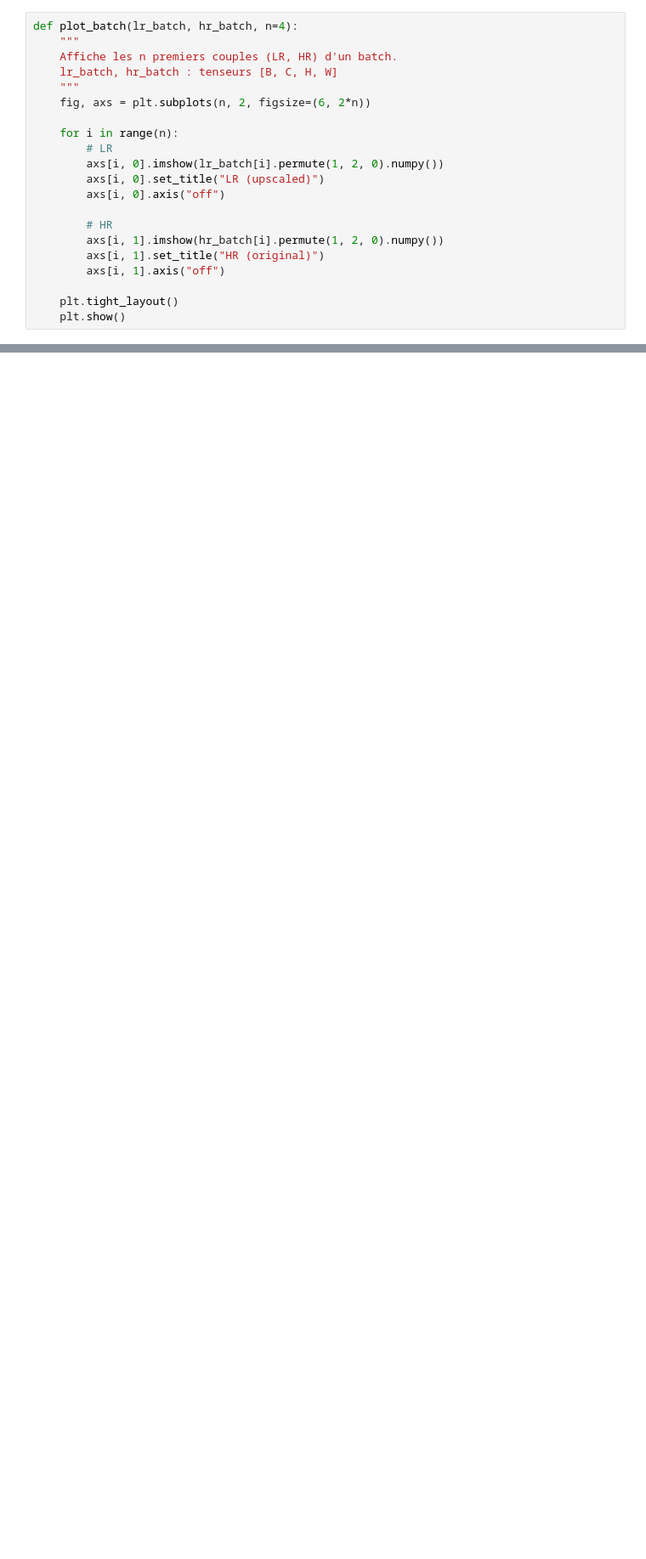
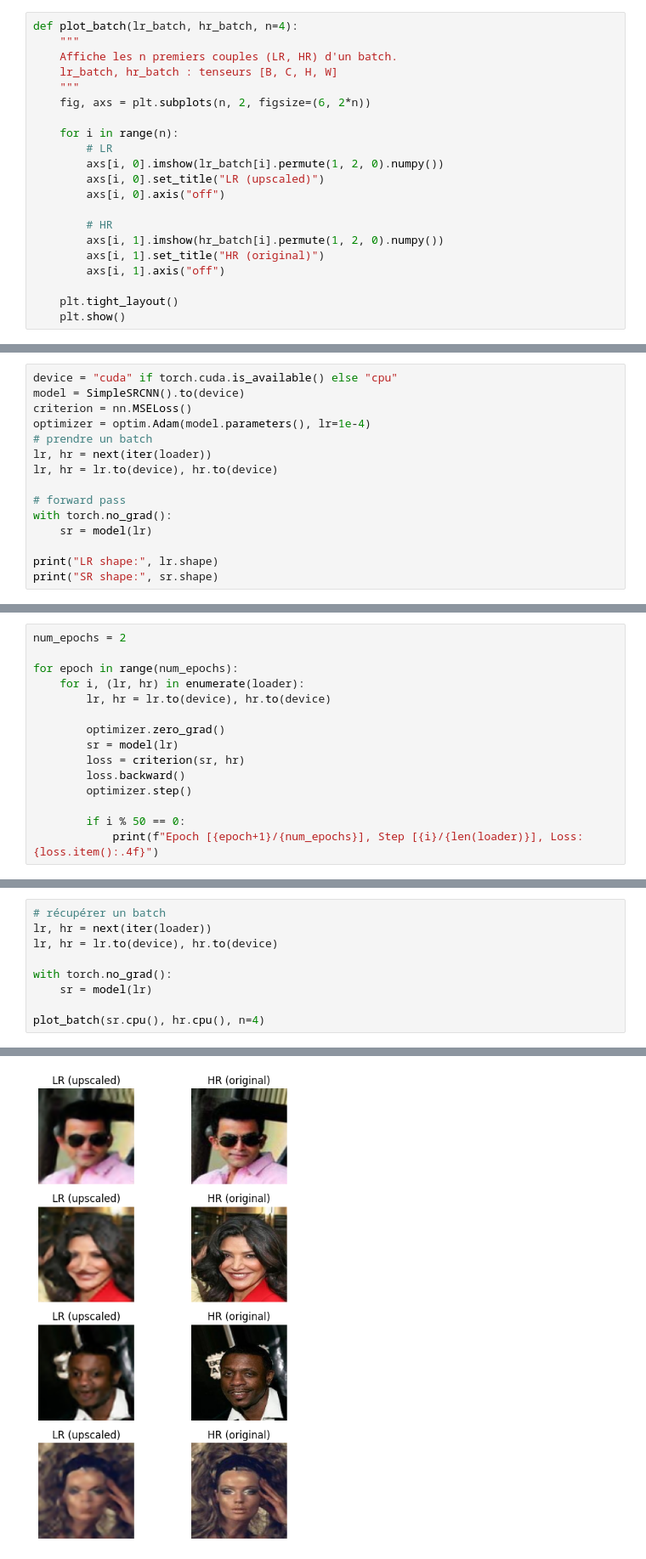
Before and after one commit to aubinbnf/enhance-img, a Jupyter notebook: test.ipynb, the cells around one changed output, grey strips where cells are left out. Shown at 85% size. Drawn from its saved outputs; the diff is of its cells as text; blank space fills up the shorter version.

Commit message:
First train on SRCNN

```diff
--- a/test.ipynb
+++ b/test.ipynb
@@ -43,0 +49,15 @@ HR shape: torch.Size([16, 3, 128, 128])
+# %%
+device = "cuda" if torch.cuda.is_available() else "cpu"
+model = SimpleSRCNN().to(device)
+criterion = nn.MSELoss()
+optimizer = optim.Adam(model.parameters(), lr=1e-4)
+# prendre un batch
+lr, hr = next(iter(loader))
+lr, hr = lr.to(device), hr.to(device)
+
+# forward pass
+with torch.no_grad():
+    sr = model(lr)
+
+print("LR shape:", lr.shape)
+print("SR shape:", sr.shape)
@@ -43,0 +67,15 @@ HR shape: torch.Size([16, 3, 128, 128])
+# %%
+num_epochs = 2
+
+for epoch in range(num_epochs):
+    for i, (lr, hr) in enumerate(loader):
+        lr, hr = lr.to(device), hr.to(device)
+
+        optimizer.zero_grad()
+        sr = model(lr)
+        loss = criterion(sr, hr)
+        loss.backward()
+        optimizer.step()
+
+        if i % 50 == 0:
+            print(f"Epoch [{epoch+1}/{num_epochs}], Step [{i}/{len(loader)}], Loss: {loss.item():.4f}")
@@ -43,0 +100,10 @@ HR shape: torch.Size([16, 3, 128, 128])
+# %%
+# récupérer un batch
+lr, hr = next(iter(loader))
+lr, hr = lr.to(device), hr.to(device)
+
+with torch.no_grad():
+    sr = model(lr)
+
+plot_batch(sr.cpu(), hr.cpu(), n=4)
+# %% [output]
@@ -43,0 +113 @@ HR shape: torch.Size([16, 3, 128, 128])
+[figure, added]
```
Also changed, not shown: parts of 5 cells of this notebook, 1 other file.
